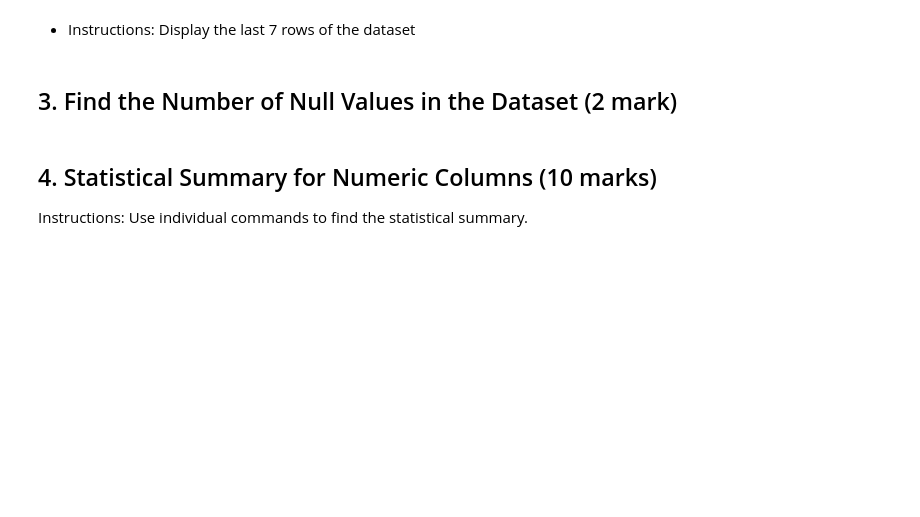
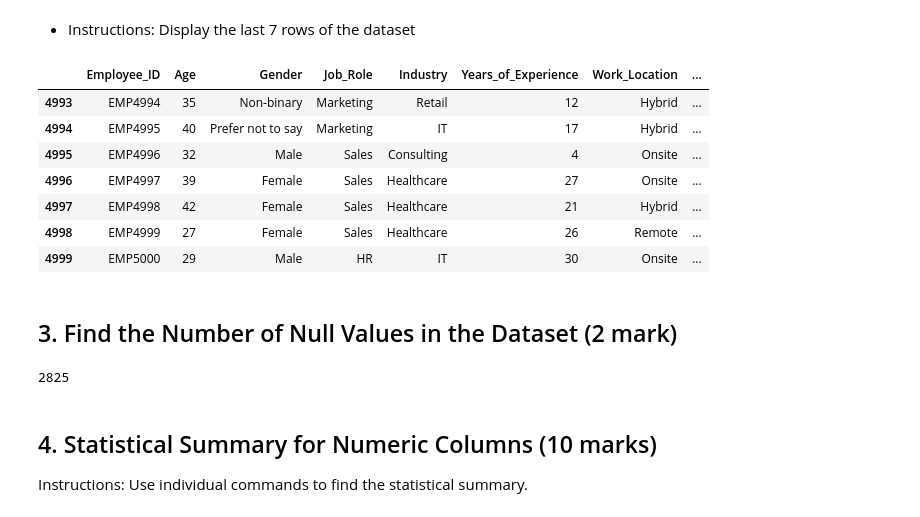
Before and after one commit to kuruxxii/PythonDA-course-assessment-submission, a Jupyter notebook: Assessment/Data_Analytics_with_Python_Assessment.ipynb, the cells around one changed output. Cells and saved outputs as stored; diff of their text form; code cells hidden in the pictures; blank space fills up the shorter version.

```diff
--- a/Assessment/Data_Analytics_with_Python_Assessment.ipynb
+++ b/Assessment/Data_Analytics_with_Python_Assessment.ipynb
@@ -233,10 +237,24 @@ df.describe()
 - Instructions: Display the last 7 rows of the dataset
 # %%
 # Write code here
+df.tail(7)
+# %% [output]
+|  | Employee_ID | Age | Gender | Job_Role | Industry | Years_of_Experience | Work_Location | ... |
+| 4993 | EMP4994 | 35 | Non-binary | Marketing | Retail | 12 | Hybrid | ... |
+| 4994 | EMP4995 | 40 | Prefer not to say | Marketing | IT | 17 | Hybrid | ... |
+| 4995 | EMP4996 | 32 | Male | Sales | Consulting | 4 | Onsite | ... |
+| 4996 | EMP4997 | 39 | Female | Sales | Healthcare | 27 | Onsite | ... |
+| 4997 | EMP4998 | 42 | Female | Sales | Healthcare | 21 | Hybrid | ... |
+| 4998 | EMP4999 | 27 | Female | Sales | Healthcare | 26 | Remote | ... |
+| 4999 | EMP5000 | 29 | Male | HR | IT | 30 | Onsite | ... |
 # %% [markdown]
 ## 3. Find the Number of Null Values in the Dataset (2 mark)
 # %%
 # Write code here
+null_values = df.isnull().sum().sum()
+print(null_values)
+# %% [output]
+2825
 # %% [markdown]
 ## 4. Statistical Summary for Numeric Columns (10 marks)
 Instructions: Use individual commands to find the statistical summary.
```
Also changed, not shown: parts of 4 cells of this notebook.
